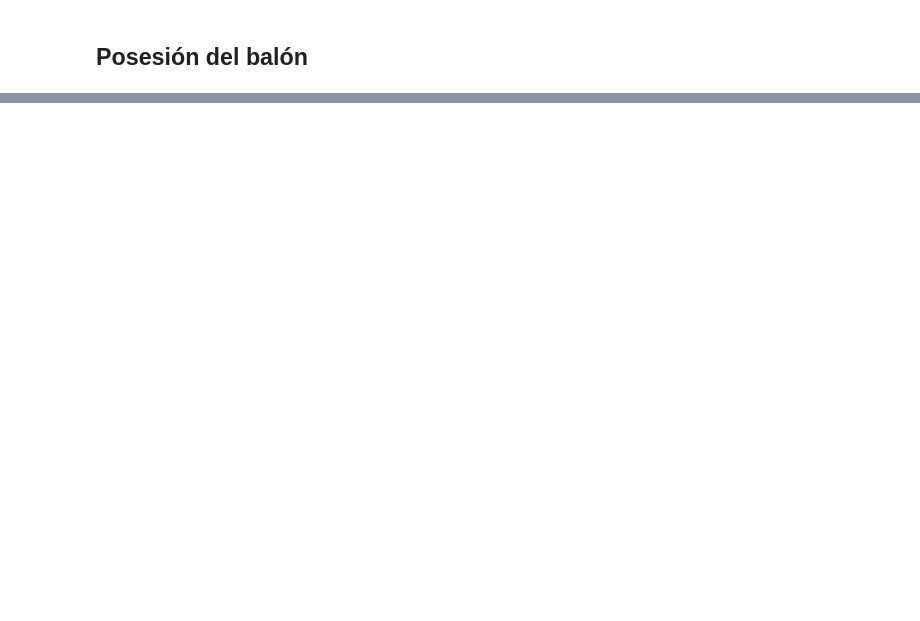
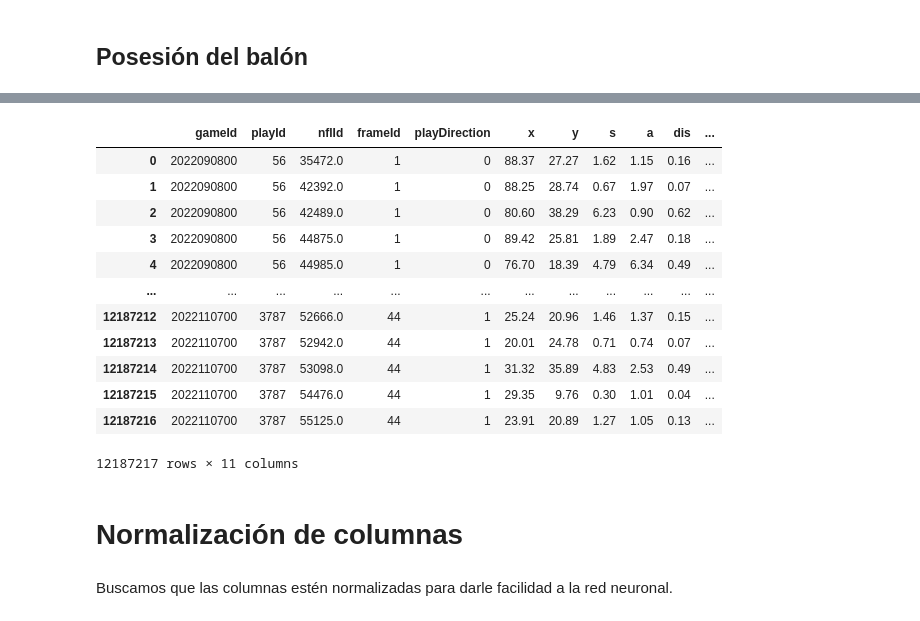
Before and after one commit to Alf-caput/NFL2022_TacklePredictNN, a Jupyter notebook: Practica_final_mejoras.ipynb, the cells around one changed output, grey strips where cells are left out. Cells and saved outputs as stored; diff of their text form; code cells hidden in the pictures; blank space fills up the shorter version.

```diff
--- a/Practica_final_mejoras.ipynb
+++ b/Practica_final_mejoras.ipynb
@@ -474,0 +383,5 @@ input.shape
+# %%
+ds = pd.merge(ds, dfs['plays'][['ballCarrierId', 'playId', 'gameId']], on=['playId', 'gameId'], how='left')
+ds['ballCarrier'] = 0
+ds.loc[ds['nflId'] == ds['ballCarrierId'], 'ballCarrier'] = 1
+ds.drop(columns='ballCarrierId', inplace=True)
@@ -474,0 +394,5 @@ input.shape
+# %%
+ds.sort_values(by=['gameId', 'playId', 'frameId', 'local'], ascending=True, inplace=True)
+# Como el orden de local es ascendente los 11 jugadores de las primeras 11 filas se corresponden con visitantes
+# Haciendo innecesario el uso de la columna local
+ds.reset_index(drop=True, inplace=True)
@@ -474,0 +415,21 @@ input.shape
+# %%
+ds = ds.drop(columns=['local'])
+ds
+# %% [output]
+|  | gameId | playId | nflId | frameId | playDirection | x | y | s | a | dis | ... |
+| 0 | 2022090800 | 56 | 35472.0 | 1 | 0 | 88.37 | 27.27 | 1.62 | 1.15 | 0.16 | ... |
+| 1 | 2022090800 | 56 | 42392.0 | 1 | 0 | 88.25 | 28.74 | 0.67 | 1.97 | 0.07 | ... |
+| 2 | 2022090800 | 56 | 42489.0 | 1 | 0 | 80.60 | 38.29 | 6.23 | 0.90 | 0.62 | ... |
+| 3 | 2022090800 | 56 | 44875.0 | 1 | 0 | 89.42 | 25.81 | 1.89 | 2.47 | 0.18 | ... |
+| 4 | 2022090800 | 56 | 44985.0 | 1 | 0 | 76.70 | 18.39 | 4.79 | 6.34 | 0.49 | ... |
+| ... | ... | ... | ... | ... | ... | ... | ... | ... | ... | ... | ... |
+| 12187212 | 2022110700 | 3787 | 52666.0 | 44 | 1 | 25.24 | 20.96 | 1.46 | 1.37 | 0.15 | ... |
+| 12187213 | 2022110700 | 3787 | 52942.0 | 44 | 1 | 20.01 | 24.78 | 0.71 | 0.74 | 0.07 | ... |
+| 12187214 | 2022110700 | 3787 | 53098.0 | 44 | 1 | 31.32 | 35.89 | 4.83 | 2.53 | 0.49 | ... |
+| 12187215 | 2022110700 | 3787 | 54476.0 | 44 | 1 | 29.35 | 9.76 | 0.30 | 1.01 | 0.04 | ... |
+| 12187216 | 2022110700 | 3787 | 55125.0 | 44 | 1 | 23.91 | 20.89 | 1.27 | 1.05 | 0.13 | ... |
+12187217 rows × 11 columns
+# %% [markdown]
+# Normalización de columnas
+# %% [markdown]
+Buscamos que las columnas estén normalizadas para darle facilidad a la red neuronal.
```
Also changed, not shown: parts of 60 cells of this notebook.
